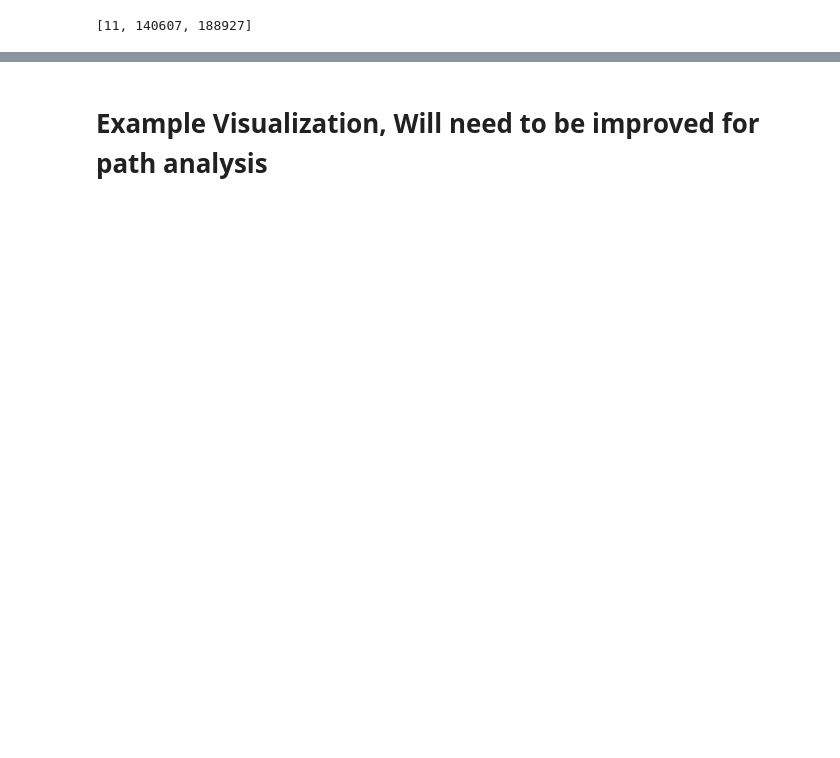
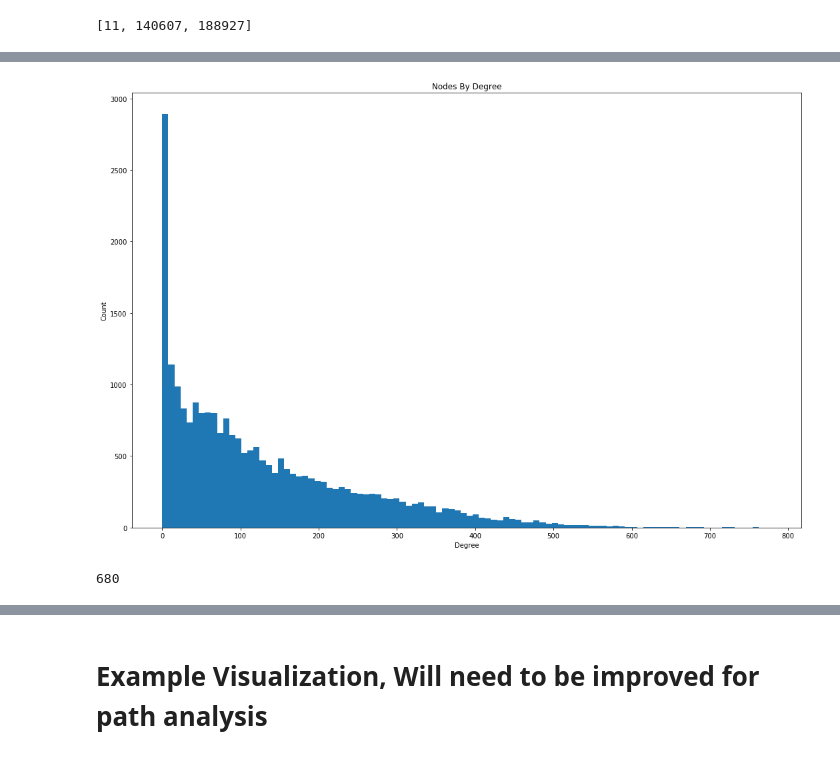
Before and after one commit to Naldershof/MovieGraphAnalysis, a Jupyter notebook: network_creation.ipynb, the cells around one changed output, grey strips where cells are left out. Saved outputs shown, nothing was run; the diff lists cells and outputs as text; code cells hidden in the pictures; blank space fills up the shorter version.

```diff
--- a/network_creation.ipynb
+++ b/network_creation.ipynb
@@ -126,0 +176,16 @@ movie_df[movie_df.original_title.str.contains('Moonstruck')]
+# %%
+deg_list = list(G.degree(G.nodes()).values())
+
+fig, ax = plt.subplots(figsize=(18, 12))
+plt.title('Nodes By Degree')
+plt.ylabel('Count')
+plt.xlabel('Degree')
+plt.hist(deg_list, bins=100)
+plt.show()
+# %% [output]
+[figure, added]
+# %%
+import operator
+max(G.degree(G.nodes()).items(), key=operator.itemgetter(1))[0]
+# %% [output]
+680
```
Also changed, not shown: parts of 22 cells of this notebook, 1 other file.
